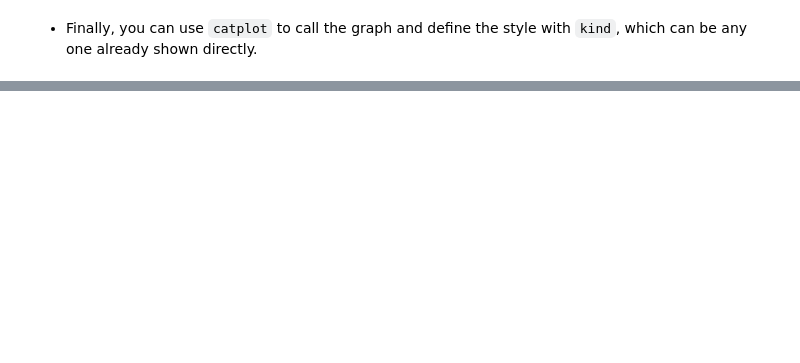
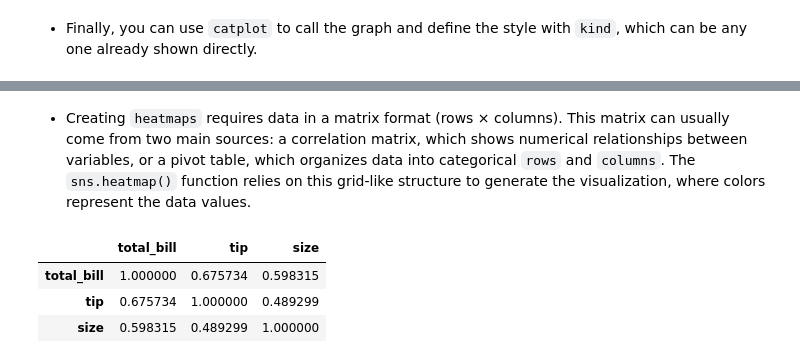
Before and after one commit to Lizaa-sm/python_to_DS, a Jupyter notebook: Python_Seaborn/Seaborn_II.ipynb, the cells around one changed output, grey strips where cells are left out. Cells and saved outputs as stored; diff of their text form; code cells hidden in the pictures; blank space fills up the shorter version.

```diff
--- a/Python_Seaborn/Seaborn_II.ipynb
+++ b/Python_Seaborn/Seaborn_II.ipynb
@@ -62,0 +91,10 @@ sns.catplot(x= 'day', y='total_bill', data=tips, kind='bar', color= 'pink')
+# %% [markdown]
+* Creating ``heatmaps`` requires data in a matrix format (rows × columns). This matrix can usually come from two main sources: a correlation matrix, which shows numerical relationships between variables, or a pivot table, which organizes data into categorical ``rows`` and ``columns``. The ``sns.heatmap()`` function relies on this grid-like structure to generate the visualization, where colors represent the data values.
+# %%
+ex = tips.corr(numeric_only=True)
+ex
+# %% [output]
+|  | total_bill | tip | size |
+| total_bill | 1.000000 | 0.675734 | 0.598315 |
+| tip | 0.675734 | 1.000000 | 0.489299 |
+| size | 0.598315 | 0.489299 | 1.000000 |
```
Also changed, not shown: parts of 6 cells of this notebook.
